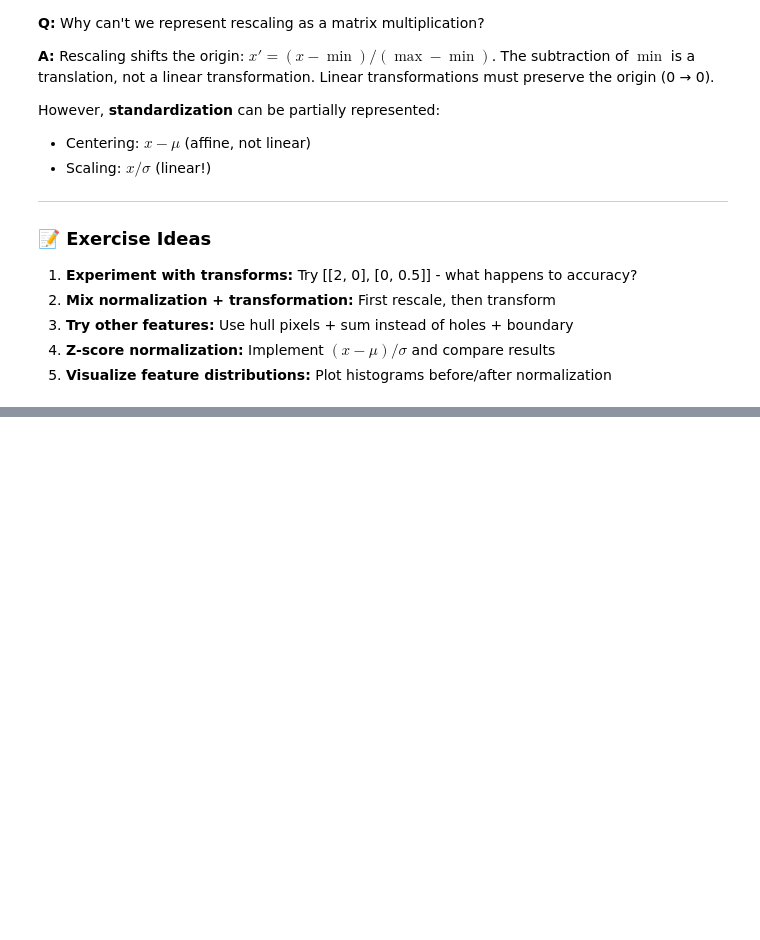
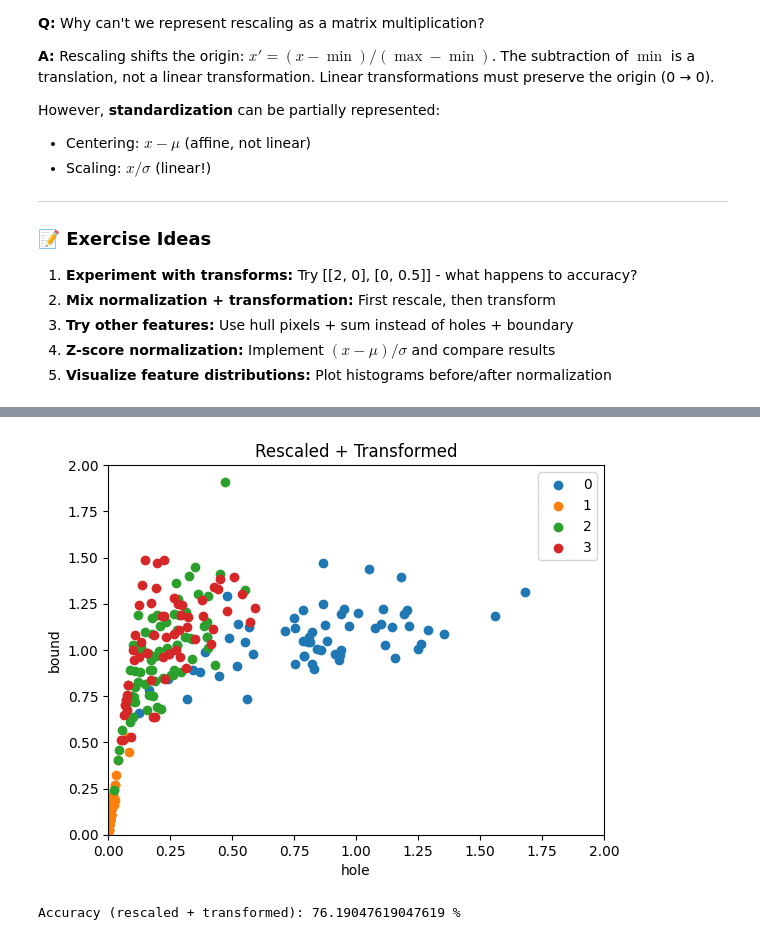
Before and after one commit to chmanaswini/Tutorials_and_labs, a Jupyter notebook: Copy_of_STP_Module_01_Lab_04_Transforming_data_using_linear_algebra_by_Om.ipynb, the cells around one changed output, grey strips where cells are left out. Saved outputs shown, nothing was run; the diff lists cells and outputs as text; code cells hidden in the pictures; blank space fills up the shorter version.

```diff
--- a/Copy_of_STP_Module_01_Lab_04_Transforming_data_using_linear_algebra_by_Om.ipynb
+++ b/Copy_of_STP_Module_01_Lab_04_Transforming_data_using_linear_algebra_by_Om.ipynb
@@ -704 +697,24 @@ Accuracy after rescaling + transform: 78.57142857142857 %
+# %%
+# 2️ Combine normalization + transformation
+transform_mix = np.array([[1.5, -0.5],
+                          [0.2, 2]])
+
+# Apply transformation to normalized features
+train_feats_norm_t = np.matmul(train_feats_rescaled, transform_mix)
+test_feats_norm_t = np.matmul(test_feats_rescaled, transform_mix)
+
+# Visualize
+fig, ax = plotData(train_feats_norm_t, train_y)
+ax.set_xlim([0, 2])
+ax.set_ylim([0, 2])
+plt.title("Rescaled + Transformed")
+plt.show()
+
+# Accuracy
+test_pred_norm_t = NN(train_feats_norm_t, train_y, test_feats_norm_t)
+acc_norm_t = Accuracy(test_y, test_pred_norm_t)
+print("Accuracy (rescaled + transformed):", acc_norm_t * 100, "%")
+# %% [output]
+[figure, added]
+Accuracy (rescaled + transformed): 76.19047619047619 %
 # %%
```
Also changed, not shown: parts of 6 cells of this notebook.
